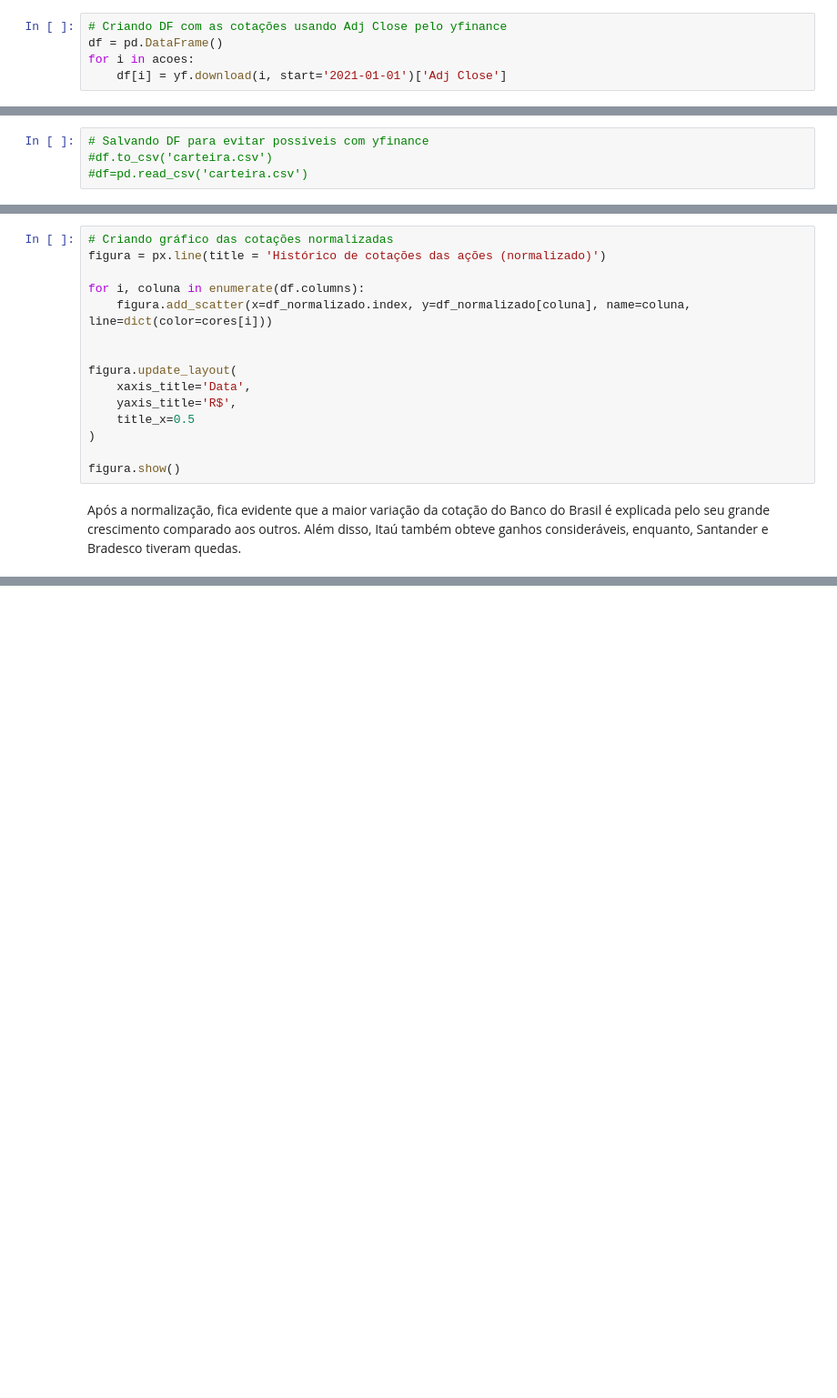
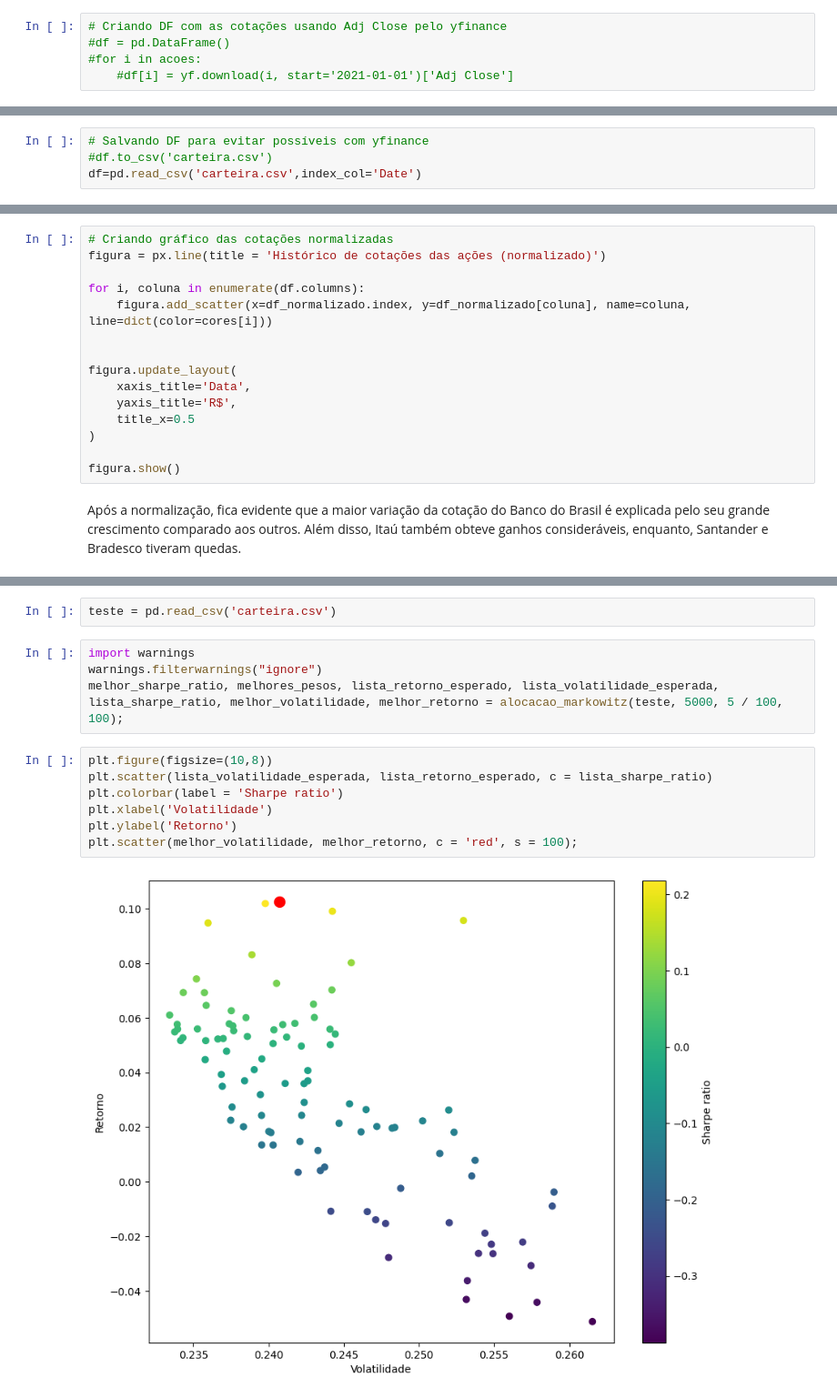
Before and after one commit to victordornelos/otimizacao_portfolio_python, a Jupyter notebook: carteira.ipynb, the cells around one changed output, grey strips where cells are left out. Shown at 91% size. Saved outputs shown, nothing was run; the diff lists cells and outputs as text; blank space fills up the shorter version.

Commit message:
Alocação de Markowitz

```diff
--- a/carteira.ipynb
+++ b/carteira.ipynb
@@ -11,6 +11,6 @@ import yfinance as yf
 acoes = ['ITUB3.SA','BBDC4.SA','SANB11.SA','BBAS3.SA']
 # %%
 # Criando DF com as cotações usando Adj Close pelo yfinance
-df = pd.DataFrame()
-for i in acoes:
-    df[i] = yf.download(i, start='2021-01-01')['Adj Close']
+#df = pd.DataFrame()
+#for i in acoes:
+    #df[i] = yf.download(i, start='2021-01-01')['Adj Close']
@@ -25,4 +20,4 @@ df = df.rename(columns={'ITUB3.SA':'ITUB','BBDC4.SA':'BBDC','SANB11.SA':'SANB','
 # %%
 # Salvando DF para evitar possíveis com yfinance
 #df.to_csv('carteira.csv')
-#df=pd.read_csv('carteira.csv')
+df=pd.read_csv('carteira.csv',index_col='Date')
@@ -82,0 +155,15 @@ Após a normalização, fica evidente que a maior variação da cotação do Ban
+# %%
+teste = pd.read_csv('carteira.csv')
+# %%
+import warnings
+warnings.filterwarnings("ignore")
+melhor_sharpe_ratio, melhores_pesos, lista_retorno_esperado, lista_volatilidade_esperada, lista_sharpe_ratio, melhor_volatilidade, melhor_retorno = alocacao_markowitz(teste, 5000, 5 / 100, 100);
+# %%
+plt.figure(figsize=(10,8))
+plt.scatter(lista_volatilidade_esperada, lista_retorno_esperado, c = lista_sharpe_ratio)
+plt.colorbar(label = 'Sharpe ratio')
+plt.xlabel('Volatilidade')
+plt.ylabel('Retorno')
+plt.scatter(melhor_volatilidade, melhor_retorno, c = 'red', s = 100);
+# %% [output]
+[figure, added]
```
Also changed, not shown: parts of 9 cells of this notebook.
